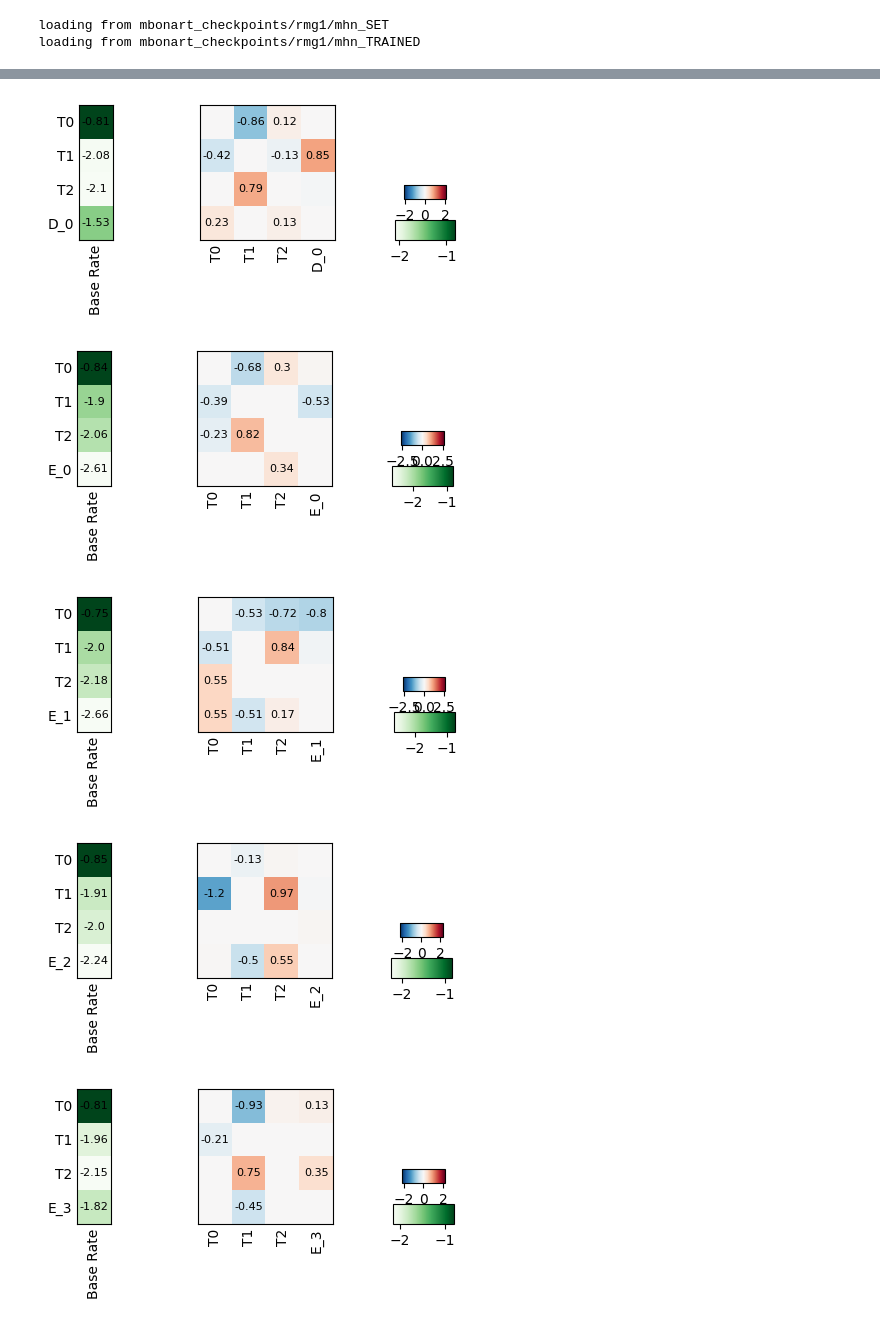
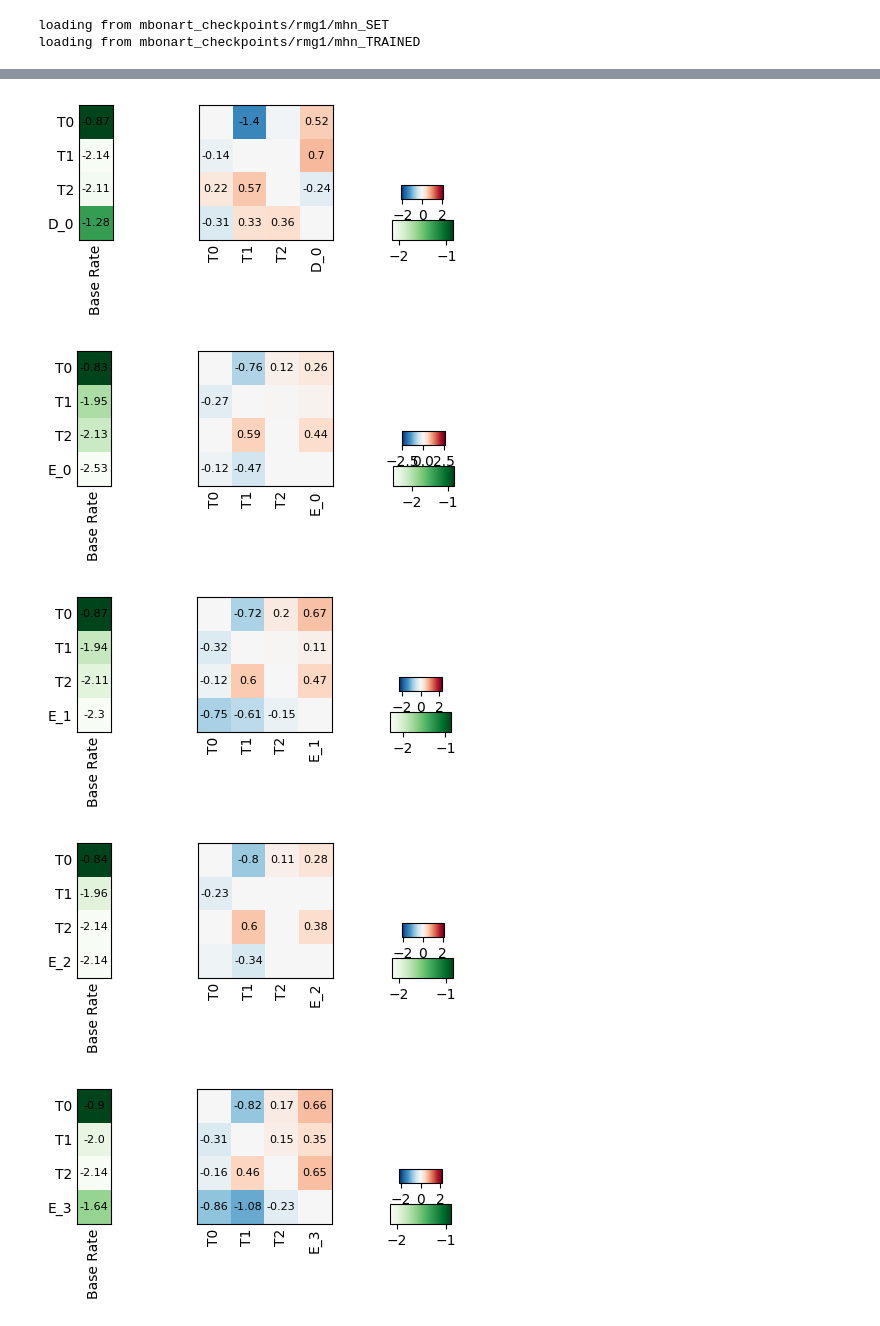
Before and after one commit to MichaelBonart/BachelorThesis, a Jupyter notebook: src/noise_trend.ipynb, the cells around one changed output, grey strips where cells are left out. Drawn from its saved outputs; the diff is of its cells as text; code cells hidden in the pictures.

```diff
--- a/src/noise_trend.ipynb
+++ b/src/noise_trend.ipynb
@@ -57,8 +57,8 @@ for i, sampled_data in enumerate(sampled_datas):
     dist_measurer=edm.EventDistanceMeasurerCP(test_events, events)
 
     dist_measurer.load_data(sampled_data)
-    #dist_measurer.train_All_MHNs(identifier=f"multnoise_no-CV_{i*noise_inc}__", do_cv=False, eliminate_zeroes=False)
-    dist_measurer.train_All_MHNs(identifier=f"multnoise_no-CV_elimZeroes_{i*noise_inc}__", do_cv=False, eliminate_zeroes=True)
+    dist_measurer.train_All_MHNs(identifier=f"multnoise_no-CV_{i*noise_inc}__", do_cv=False, eliminate_zeroes=False)
+    #dist_measurer.train_All_MHNs(identifier=f"multnoise_no-CV_elimZeroes_{i*noise_inc}__", do_cv=False, eliminate_zeroes=True)
     dist_measurer.compute_distance_matrix(edm.DIST.OFFDIAG_L1_SYM)
 
     dist_measurers.append(dist_measurer)
@@ -97,5 +110,5 @@ Noise 0.2:
 #print(dist_measurers[1]._lam_test)
 
 for ev in dist_measurers[0]._events:
-    dist_measurers[6]._mhns[ev].plot()
+    dist_measurers[0]._mhns[ev].plot()
 # %% [output]
@@ -111,5 +124,5 @@ for ev in dist_measurers[0]._events:
-[figure, old version]
+[figure, new version]
-[figure, old version]
+[figure, new version]
-[figure, old version]
+[figure, new version]
-[figure, old version]
+[figure, new version]
-[figure, old version]
+[figure, new version]
```
Also changed, not shown: parts of 3 cells of this notebook, 1 other file.
